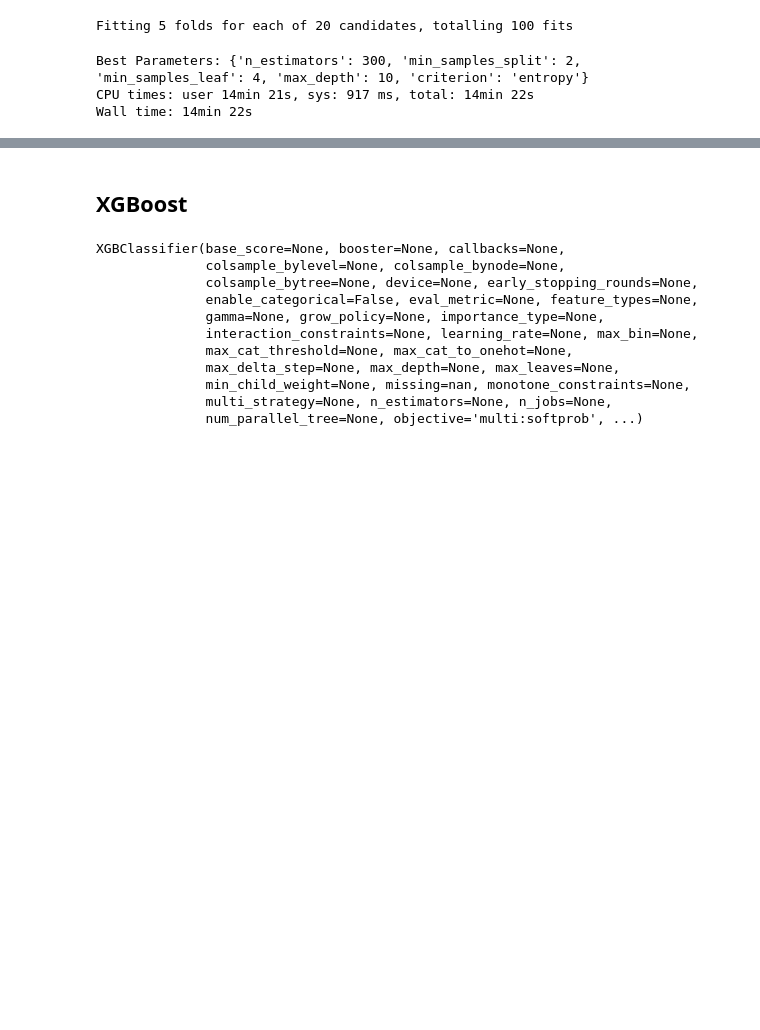
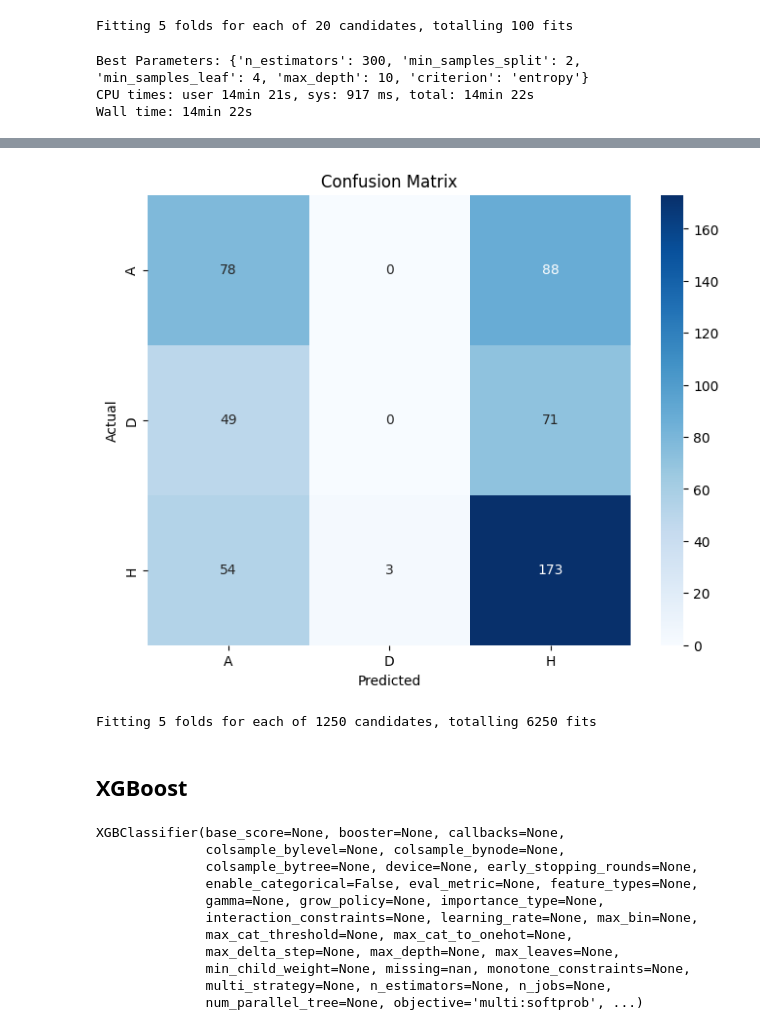
Before and after one commit to benjaminr4/championship_predictions, a Jupyter notebook: building and tuning model.ipynb, the cells around one changed output, grey strips where cells are left out. Drawn from its saved outputs; the diff is of its cells as text; code cells hidden in the pictures; blank space fills up the shorter version.

```diff
--- a/building and tuning model.ipynb
+++ b/building and tuning model.ipynb
@@ -71,5 +60,5 @@ seasons_df
 # %%
-train=seasons_df[~(seasons_df['season']=='season23')]
+train=seasons_df[~seasons_df['season'].isin(['season19','season23'])]
 train=train.copy()
 train.drop('season', axis=1, inplace=True)
 # %%
@@ -274,0 +268,8 @@ Wall time: 14min 22s
+# %%
+param_dist = {
+    'n_estimators': randint(100, 1000),
+    'max_depth': [None, 10, 20, 30, 50],
+    'min_samples_split': randint(2, 20),
+    'min_samples_leaf': randint(1, 10),
+    'criterion': ['gini', 'entropy']
+}
@@ -281,0 +392,13 @@ Model accuracy: 0.4873
+# %%
+# Calculate confusion matrix
+cm = confusion_matrix(y_test, y_pred)
+
+# Plot confusion matrix as a heatmap
+plt.figure(figsize=(8, 6))
+sns.heatmap(cm, annot=True, fmt="d", cmap="Blues", xticklabels=label_encoder.classes_, yticklabels=label_encoder.classes_)
+plt.title('Confusion Matrix')
+plt.xlabel('Predicted')
+plt.ylabel('Actual')
+plt.show()
+# %% [output]
+[figure, added]
@@ -282,3 +413,33 @@ Model accuracy: 0.4873
+# %%
+
+# Initialize the RandomForestClassifier
+rf = RandomForestClassifier(random_state=42)
+
+# Initialize the GridSearchCV with the new parameter grid
+grid_search = GridSearchCV(
+    rf,
+    param_grid,
+    cv=5,
+    n_jobs=-1,
+    verbose=2,
+    return_train_score=True
+)
+
+# Fit the GridSearchCV
+grid_search.fit(X_train, y_train)
+
+# Log the best parameters and score
+logging.info(f"Best Parameters: {grid_search.best_params_}")
+logging.info(f"Best Score: {grid_search.best_score_:.4f}")
+
+# You can then log all results as you did with RandomizedSearchCV
+results = pd.DataFrame(grid_search.cv_results_).sort_values(by="mean_test_score", ascending=False)
+for i in results.index:
+    params = results.loc[i, "params"]
+    mean_score = results.loc[i, "mean_test_score"]
+    logging.info(f"Final Results: {params} → Score: {mean_score:.4f}")
+# %% [output]
+Fitting 5 folds for each of 1250 candidates, totalling 6250 fits
 # %% [markdown]
 ## XGBoost
 # %%
```
Also changed, not shown: parts of 16 cells of this notebook, 2 other files.
